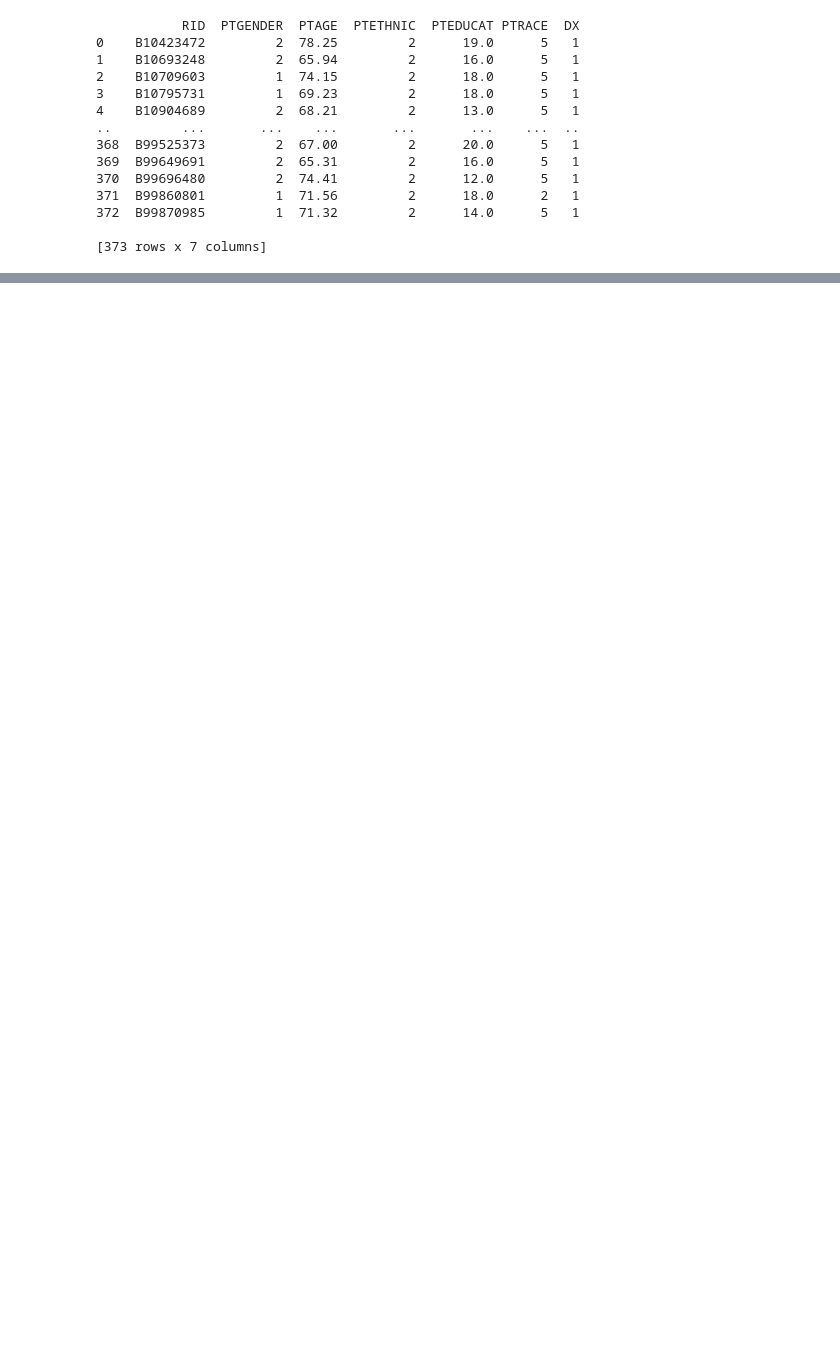
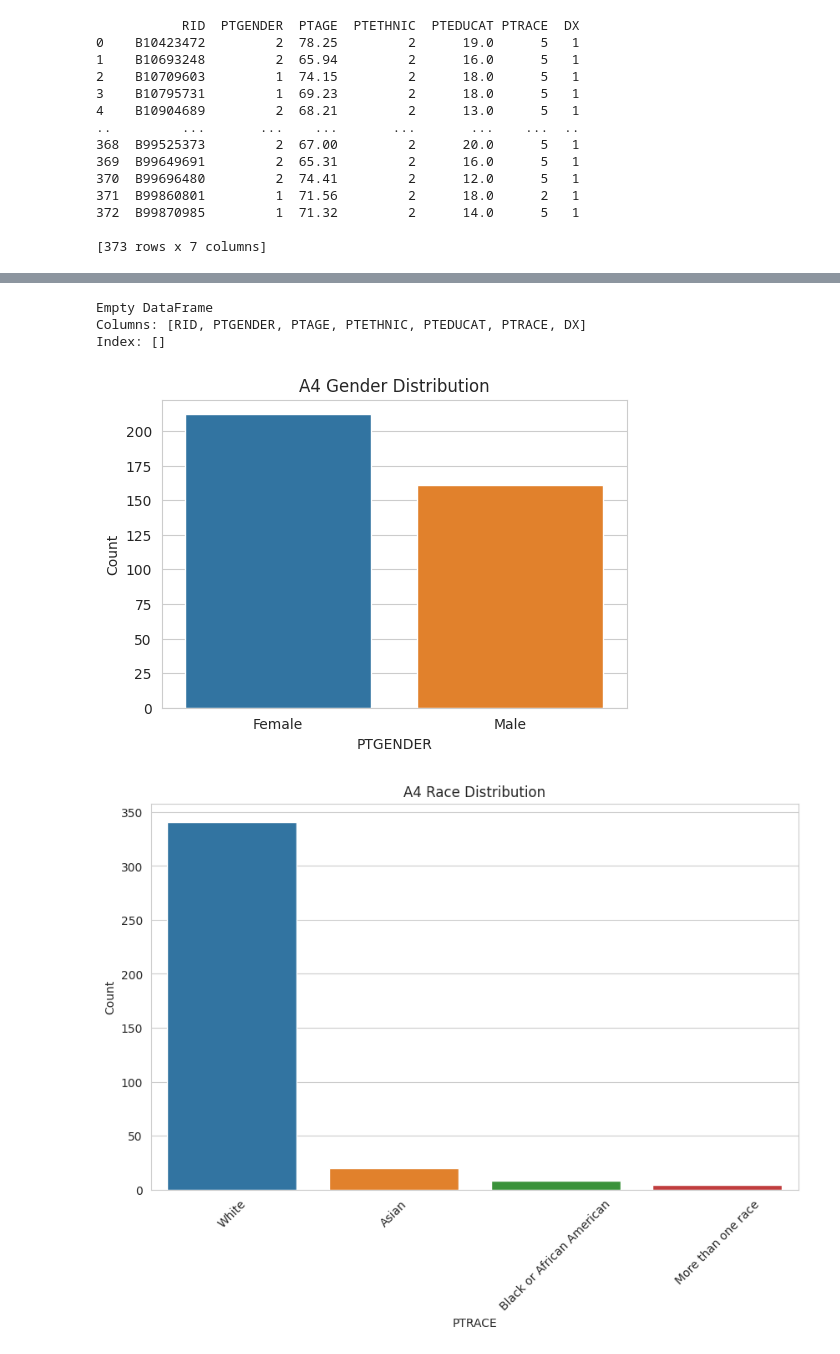
Before and after one commit to vkola-lab/jad2024, a Jupyter notebook: data_paths_and_cleaning/demo_figure_generator.ipynb, the cells around one changed output, grey strips where cells are left out. Cells and saved outputs as stored; diff of their text form; code cells hidden in the pictures; blank space fills up the shorter version.

```diff
--- a/data_paths_and_cleaning/demo_figure_generator.ipynb
+++ b/data_paths_and_cleaning/demo_figure_generator.ipynb
@@ -65,0 +185,2 @@ print(adni_demo)
+# %%
+a4_demo = pd.read_csv('../../mci_mri_graph/data_paths_and_cleaning/data/demographic_csvs/A4/a4_filtered_demo.csv')
@@ -65,0 +192,11 @@ print(adni_demo)
+# %%
+#replace 1:5 and 4:5 with 6  for 'more than one race'
+
+# Replace '1:5' and '4:5' with 6 (more than one race)
+a4_demo['PTRACE'] = a4_demo['PTRACE'].replace(['1:5', '4:5'], '6')
+
+# Convert the column to integer type
+a4_demo['PTRACE'] = a4_demo['PTRACE'].astype(int)
+
+# Print the unique values in the 'PTRACE' column to verify
+print(a4_demo['PTRACE'].unique())
@@ -65,0 +205,7 @@ print(adni_demo)
+# %%
+nan_rows = a4_demo[a4_demo['PTRACE'].isna()]
+print(nan_rows)
+# %% [output]
+Empty DataFrame
+Columns: [RID, PTGENDER, PTAGE, PTETHNIC, PTEDUCAT, PTRACE, DX]
+Index: []
@@ -65,0 +235,59 @@ print(adni_demo)
+# %%
+# Set the aesthetic style of the plots
+sns.set_style("whitegrid")
+
+# PTGENDER - Bar Chart
+plt.figure(figsize=(6, 4))
+sns.countplot(x='PTGENDER', data=a4_demo, order=a4_demo['PTGENDER'].value_counts().index)
+plt.title('A4 Gender Distribution')
+plt.ylabel('Count')
+plt.show()
+
+# PTRACE - Bar Chart
+plt.figure(figsize=(10, 6))
+sns.countplot(x='PTRACE', data=a4_demo, order=a4_demo['PTRACE'].value_counts().index)
+plt.title('A4 Race Distribution')
+plt.xticks(rotation=45)
+plt.ylabel('Count')
+plt.show()
+
+# PTETHNIC - Bar Chart
+plt.figure(figsize=(8, 6))
+sns.countplot(x='PTETHNIC', data=a4_demo, order=a4_demo['PTETHNIC'].value_counts().index)
+plt.title('A4 Ethnic Group Distribution')
+plt.ylabel('Count')
+plt.show()
+
+#dx
+
+# DX - Bar Chart for Diagnoses
+plt.figure(figsize=(8, 6))
+sns.countplot(x='DX', data=a4_demo, order=a4_demo['DX'].value_counts().index)
+plt.title('A4 Diagnosis Distribution')
+plt.xticks(rotation=45)
+plt.xlabel('Diagnosis')
+plt.ylabel('Count')
+plt.show()
+
+
+#Age distribution
+# PTAGE - Histogram
+plt.figure(figsize=(8, 6))
+sns.histplot(a4_demo['PTAGE'], bins=20, kde=True)  # KDE=True adds a density line
+plt.title('A4 Age Distribution')
+plt.xlabel('Age')
+plt.ylabel('Frequency')
+plt.show()
+
+
+# PTEDUCAT - Ordered Bar Chart
+plt.figure(figsize=(8, 6))
+# Assuming PTEDUCAT contains ordered categories; if not, sort_values or order parameter may be needed
+sns.countplot(x='PTEDUCAT', data=a4_demo, order = a4_demo['PTEDUCAT'].value_counts().index)
+plt.title('A4 Education Level Distribution')
+plt.xlabel('Education Level')
+plt.ylabel('Count')
+plt.show()
+# %% [output]
+[figure, added]
+[figure, added]
```
Also changed, not shown: parts of 19 cells of this notebook, 2 other files.
